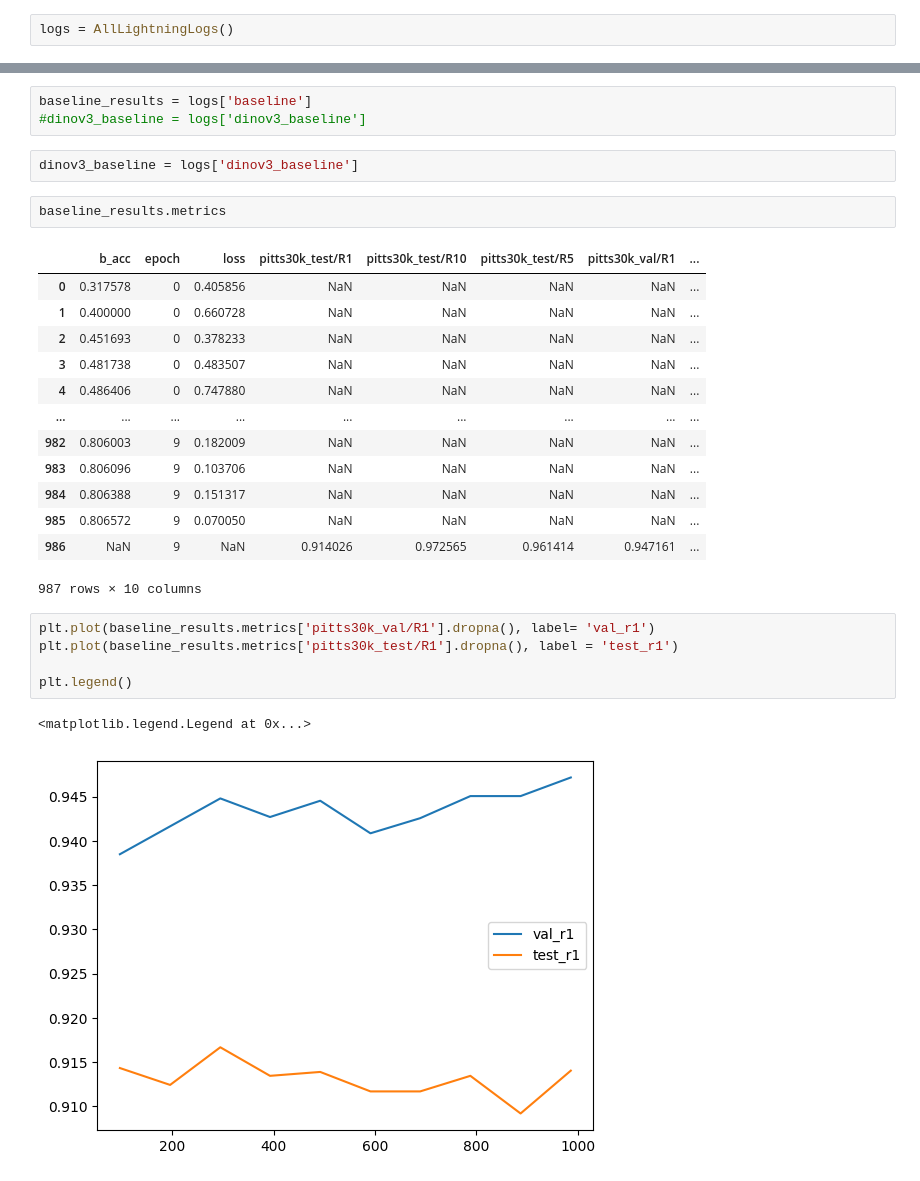
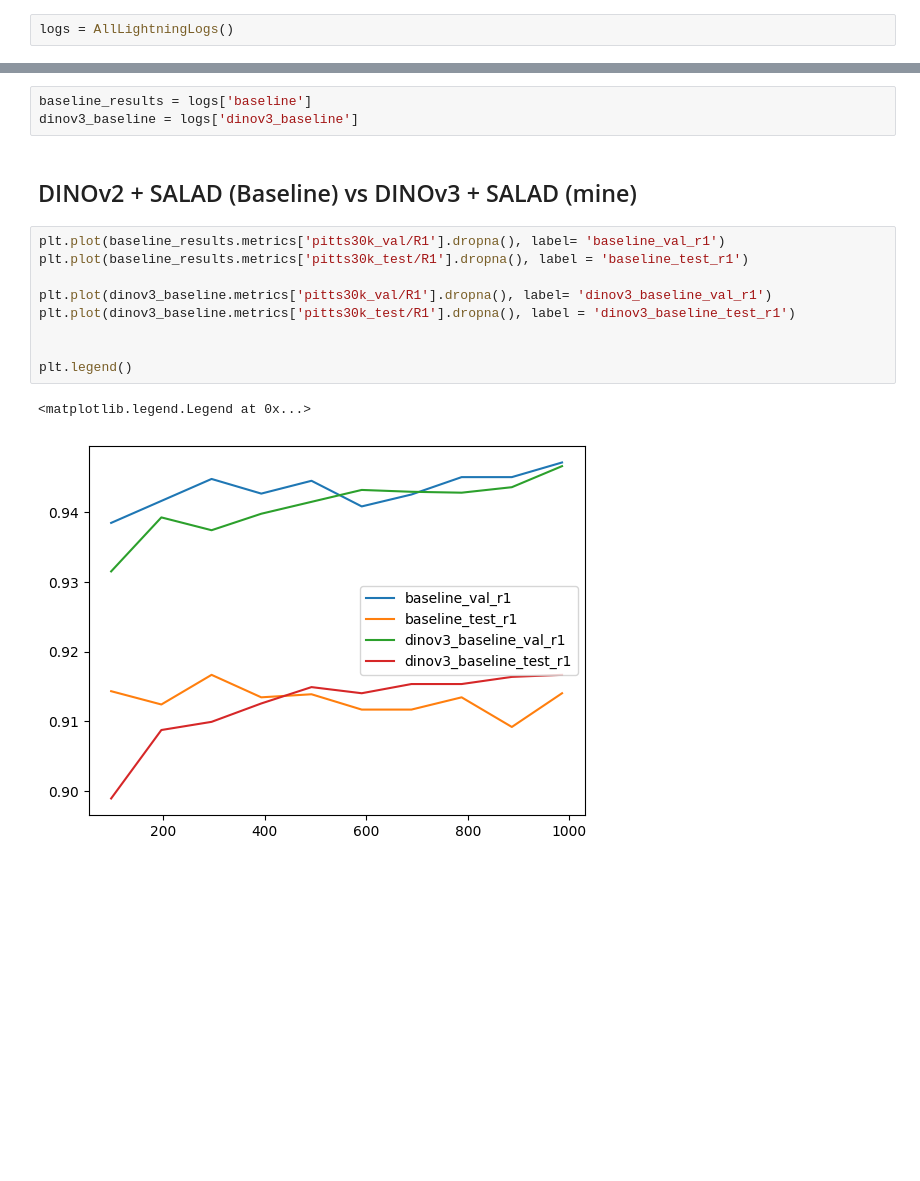
Before and after one commit to L4rralde/salad_results, a Jupyter notebook: Untitled.ipynb, the cells around one changed output, grey strips where cells are left out. Drawn from its saved outputs; the diff is of its cells as text; blank space fills up the shorter version.

```diff
--- a/Untitled.ipynb
+++ b/Untitled.ipynb
@@ -11,29 +11,17 @@ logs.experiments
 # %%
 baseline_results = logs['baseline']
-#dinov3_baseline = logs['dinov3_baseline']
+dinov3_baseline = logs['dinov3_baseline']
-# %%
-dinov3_baseline = logs['dinov3_baseline']
-# %%
-baseline_results.metrics
-# %% [output]
-|  | b_acc | epoch | loss | pitts30k_test/R1 | pitts30k_test/R10 | pitts30k_test/R5 | pitts30k_val/R1 | ... |
-| 0 | 0.317578 | 0 | 0.405856 | NaN | NaN | NaN | NaN | ... |
-| 1 | 0.400000 | 0 | 0.660728 | NaN | NaN | NaN | NaN | ... |
-| 2 | 0.451693 | 0 | 0.378233 | NaN | NaN | NaN | NaN | ... |
-| 3 | 0.481738 | 0 | 0.483507 | NaN | NaN | NaN | NaN | ... |
-| 4 | 0.486406 | 0 | 0.747880 | NaN | NaN | NaN | NaN | ... |
-| ... | ... | ... | ... | ... | ... | ... | ... | ... |
-| 982 | 0.806003 | 9 | 0.182009 | NaN | NaN | NaN | NaN | ... |
-| 983 | 0.806096 | 9 | 0.103706 | NaN | NaN | NaN | NaN | ... |
-| 984 | 0.806388 | 9 | 0.151317 | NaN | NaN | NaN | NaN | ... |
-| 985 | 0.806572 | 9 | 0.070050 | NaN | NaN | NaN | NaN | ... |
-| 986 | NaN | 9 | NaN | 0.914026 | 0.972565 | 0.961414 | 0.947161 | ... |
-987 rows × 10 columns
+# %% [markdown]
+## DINOv2 + SALAD (Baseline) vs DINOv3 + SALAD (mine)
 # %%
-plt.plot(baseline_results.metrics['pitts30k_val/R1'].dropna(), label= 'val_r1')
-plt.plot(baseline_results.metrics['pitts30k_test/R1'].dropna(), label = 'test_r1')
+plt.plot(baseline_results.metrics['pitts30k_val/R1'].dropna(), label= 'baseline_val_r1')
+plt.plot(baseline_results.metrics['pitts30k_test/R1'].dropna(), label = 'baseline_test_r1')
+
+plt.plot(dinov3_baseline.metrics['pitts30k_val/R1'].dropna(), label= 'dinov3_baseline_val_r1')
+plt.plot(dinov3_baseline.metrics['pitts30k_test/R1'].dropna(), label = 'dinov3_baseline_test_r1')
+
 
 plt.legend()
 # %% [output]
 <matplotlib.legend.Legend at 0x...>
-[figure, old version]
+[figure, new version]
```
Also changed, not shown: parts of 4 cells of this notebook, 2 other files.
